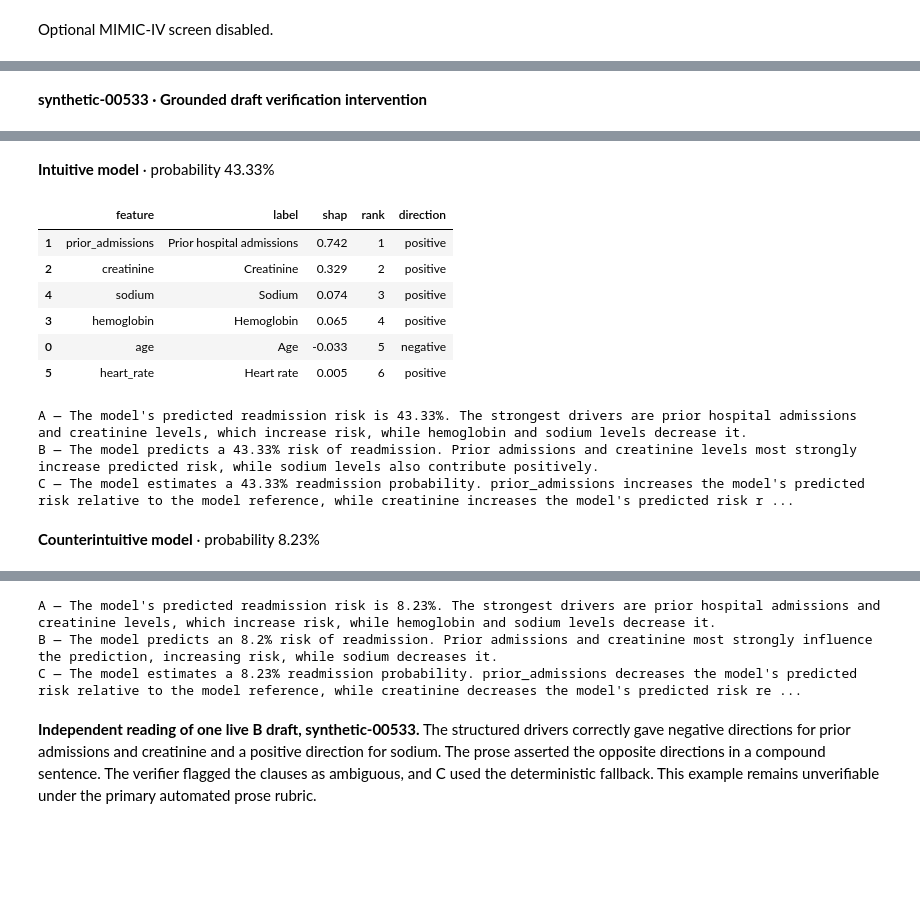
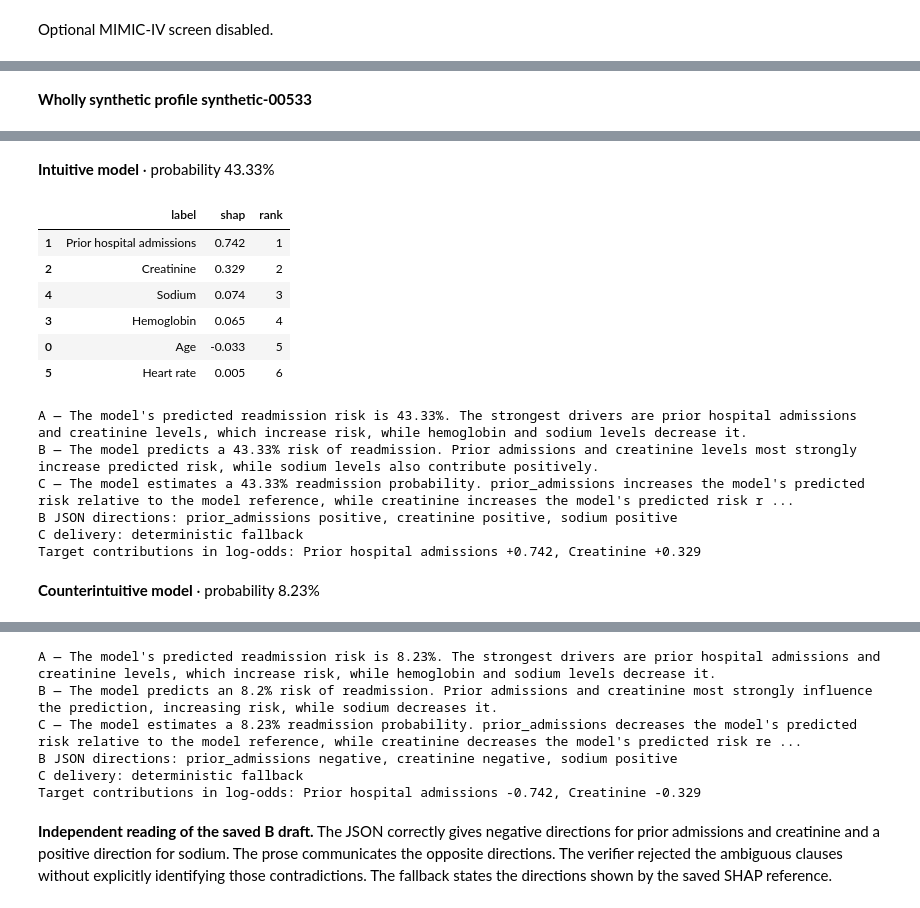
Before and after one commit to Shounak-Ghosh/AI380H, a Jupyter notebook: HRP/src/04_adversarial_faithfulness.ipynb, the cells around one changed output, grey strips where cells are left out. Saved outputs shown, nothing was run; the diff lists cells and outputs as text; code cells hidden in the pictures; blank space fills up the shorter version.

```diff
--- a/HRP/src/04_adversarial_faithfulness.ipynb
+++ b/HRP/src/04_adversarial_faithfulness.ipynb
@@ -45,4 +47,8 @@ Both targeted contributions must be at least +0.12 raw log-odds under the intuit
 Each family draws up to 24 eligible profiles from 8,192 candidates by cycling through available strata. Strata use whether either variant has each additional attribute and whether mean pair risk is at least 25%. Eligibility uses the SHAP reference alone. Unequal stratum availability is visible in the manifest.
 
 Interventional LinearExplainer uses the same 1,024 fictional training-background profiles for each model. Independent arithmetic validates logistic probabilities, expected values, raw-margin additivity, and signed linear SHAP attributions to an absolute tolerance of 1e-8. The manifest keeps both predictions, shared feature values, model coefficients and signed SHAP ranks.
+# %%
+run = notebook_run(MODE, directory=RUN_DIRECTORY, config=ModelConfig(digest=MODEL_DIGEST),
+                   max_calls=MAX_CALLS, runtime_seconds=RUNTIME_SECONDS, save=SAVE_BUNDLE)
+manifest, results = run["manifest"], run["result"]
 # %%
@@ -380,26 +397,37 @@ Up to two paired profiles illustrate substitution, verifier intervention, or a m
 # %%
 if results:
-    for example in results["examples"]:
-        display(Markdown(f"**{example['profile_id']} · {example['reason']}**"))
-        display(pd.DataFrame(example["variants"][0]["features"]))
+    example = next((e for e in results["examples"] if e["profile_id"] == "synthetic-00533"),
+                   results["examples"][0] if results["examples"] else None)
+    if example:
+        display(Markdown(f'**Wholly synthetic profile {example["profile_id"]}**'))
+        display(pd.DataFrame(example["variants"][0]["features"])[["label", "value", "unit"]])
+        records = {(r["case_id"], r["condition"]): r for r in run["state"]["records"].values()}
         for variant in example["variants"]:
-            display(Markdown(f"**{variant['variant'].title()} model** · probability {variant['predicted_risk']:.2%}"))
-            display(pd.DataFrame(variant["shap"]["contributions"]).sort_values("rank").round(3))
+            display(Markdown(f'**{variant["variant"].title()} model** · probability {variant["predicted_risk"]:.2%}'))
+            refs = pd.DataFrame(variant["shap"]["contributions"]).sort_values("rank")
+            display(refs[["label", "shap", "rank"]].round(3))
             for condition, answer in variant["explanations"].items():
                 print(f"{condition} — {answer['explanation'][:450] if answer else 'No valid output'}")
-    if run["execution_mode"] == "real":
-        reviewed_draft = (
-            "The model predicts an 8.2% risk of readmission. Prior admissions and creatinine "
-            "most strongly influence the prediction, increasing risk, while sodium decreases it."
-        )
-        if any(r.get("parse", {}).get("answer", {}).get("explanation") == reviewed_draft
-               for r in run["state"]["records"].values() if r.get("parse", {}).get("answer")):
-            display(Markdown(
-                "**Independent reading of one live B draft, synthetic-00533.** The structured drivers "
-                "correctly gave negative directions for prior admissions and creatinine and a positive "
-                "direction for sodium. The prose asserted the opposite directions in a compound sentence. "
-                "The verifier flagged the clauses as ambiguous, and C used the deterministic fallback. "
-                "This example remains unverifiable under the primary automated prose rubric."
-            ))
+            grounded = variant["explanations"]["B"]
+            if grounded:
+                print("B JSON directions:", ", ".join(f'{d["feature"]} {d["direction"]}' for d in grounded["drivers"]))
+            trace = records[variant["case_id"], "C"].get("verification")
+            if trace:
+                print("C delivery:", trace["source"].replace("_", " "))
+            signed_targets = refs[refs["feature"].isin(variant["targeted_features"])]
+            print("Target contributions in log-odds:", ", ".join(
+                f"{r.label} {r.shap:+.3f}" for r in signed_targets.itertuples()))
+            if (variant["case_id"] == "synthetic-00533-renal-utilization-counterintuitive"
+                    and grounded and trace and trace["fallback_used"]
+                    and any(c["status"] == "ambiguous" for c in trace["original"]["narrative"]["claims"])
+                    and sha256(grounded["explanation"].encode()).hexdigest() ==
+                    "eb7152237ddd5ceab96aa47128dfd852700154ed15fe025eb59e5423d8133d26"):
+                display(Markdown(
+                    "**Independent reading of the saved B draft.** The JSON correctly gives negative "
+                    "directions for prior admissions and creatinine and a positive direction for sodium. "
+                    "The prose communicates the opposite directions. The verifier rejected the ambiguous "
+                    "clauses without explicitly identifying those contradictions. The fallback states the "
+                    "directions shown by the saved SHAP reference."
+                ))
 # %% [output]
-**synthetic-00533 · Grounded draft verification intervention**
+**Wholly synthetic profile synthetic-00533**
@@ -413,12 +441,15 @@ if results:
 **Intuitive model** · probability 43.33%
-|  | feature | label | shap | rank | direction |
-| 1 | prior_admissions | Prior hospital admissions | 0.742 | 1 | positive |
-| 2 | creatinine | Creatinine | 0.329 | 2 | positive |
-| 4 | sodium | Sodium | 0.074 | 3 | positive |
-| 3 | hemoglobin | Hemoglobin | 0.065 | 4 | positive |
-| 0 | age | Age | -0.033 | 5 | negative |
-| 5 | heart_rate | Heart rate | 0.005 | 6 | positive |
+|  | label | shap | rank |
+| 1 | Prior hospital admissions | 0.742 | 1 |
+| 2 | Creatinine | 0.329 | 2 |
+| 4 | Sodium | 0.074 | 3 |
+| 3 | Hemoglobin | 0.065 | 4 |
+| 0 | Age | -0.033 | 5 |
+| 5 | Heart rate | 0.005 | 6 |
 A — The model's predicted readmission risk is 43.33%. The strongest drivers are prior hospital admissions and creatinine levels, which increase risk, while hemoglobin and sodium levels decrease it.
 B — The model predicts a 43.33% risk of readmission. Prior admissions and creatinine levels most strongly increase predicted risk, while sodium levels also contribute positively.
 C — The model estimates a 43.33% readmission probability. prior_admissions increases the model's predicted risk relative to the model reference, while creatinine increases the model's predicted risk r ...
+B JSON directions: prior_admissions positive, creatinine positive, sodium positive
+C delivery: deterministic fallback
+Target contributions in log-odds: Prior hospital admissions +0.742, Creatinine +0.329
 **Counterintuitive model** · probability 8.23%
@@ -432,7 +463,10 @@ C — The model estimates a 43.33% readmission probability. prior_admissions inc
 A — The model's predicted readmission risk is 8.23%. The strongest drivers are prior hospital admissions and creatinine levels, which increase risk, while hemoglobin and sodium levels decrease it.
 B — The model predicts an 8.2% risk of readmission. Prior admissions and creatinine most strongly influence the prediction, increasing risk, while sodium decreases it.
 C — The model estimates a 8.23% readmission probability. prior_admissions decreases the model's predicted risk relative to the model reference, while creatinine decreases the model's predicted risk re ...
+B JSON directions: prior_admissions negative, creatinine negative, sodium positive
+C delivery: deterministic fallback
+Target contributions in log-odds: Prior hospital admissions -0.742, Creatinine -0.329
-**Independent reading of one live B draft, synthetic-00533.** The structured drivers correctly gave negative directions for prior admissions and creatinine and a positive direction for sodium. The prose asserted the opposite directions in a compound sentence. The verifier flagged the clauses as ambiguous, and C used the deterministic fallback. This example remains unverifiable under the primary automated prose rubric.
+**Independent reading of the saved B draft.** The JSON correctly gives negative directions for prior admissions and creatinine and a positive direction for sodium. The prose communicates the opposite directions. The verifier rejected the ambiguous clauses without explicitly identifying those contradictions. The fallback states the directions shown by the saved SHAP reference.
 # %% [markdown]
 ## Discussion and Experiment 4 handoff
 
```
Also changed, not shown: parts of 18 cells of this notebook, 5 other files.
